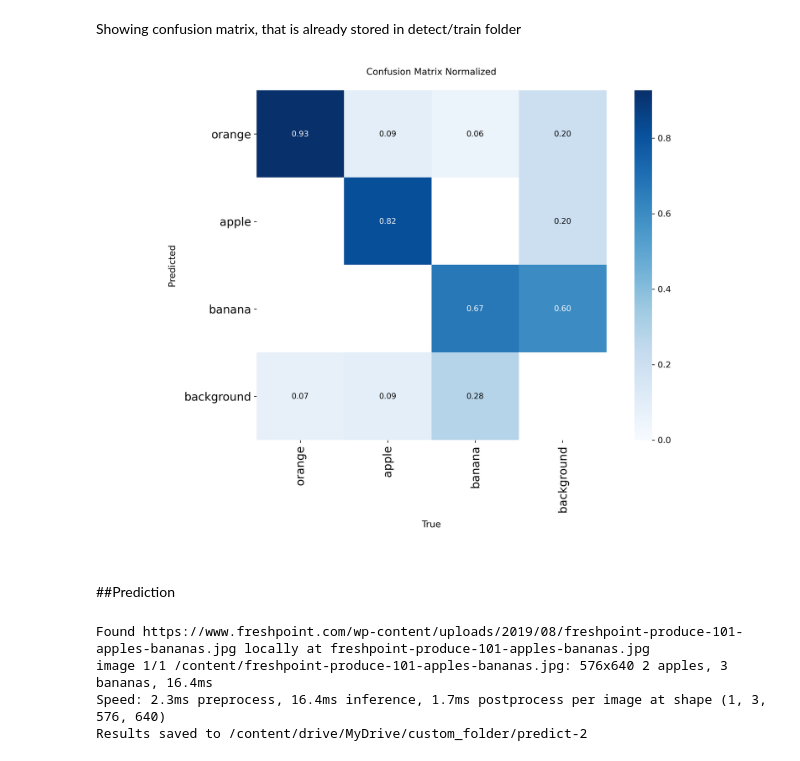
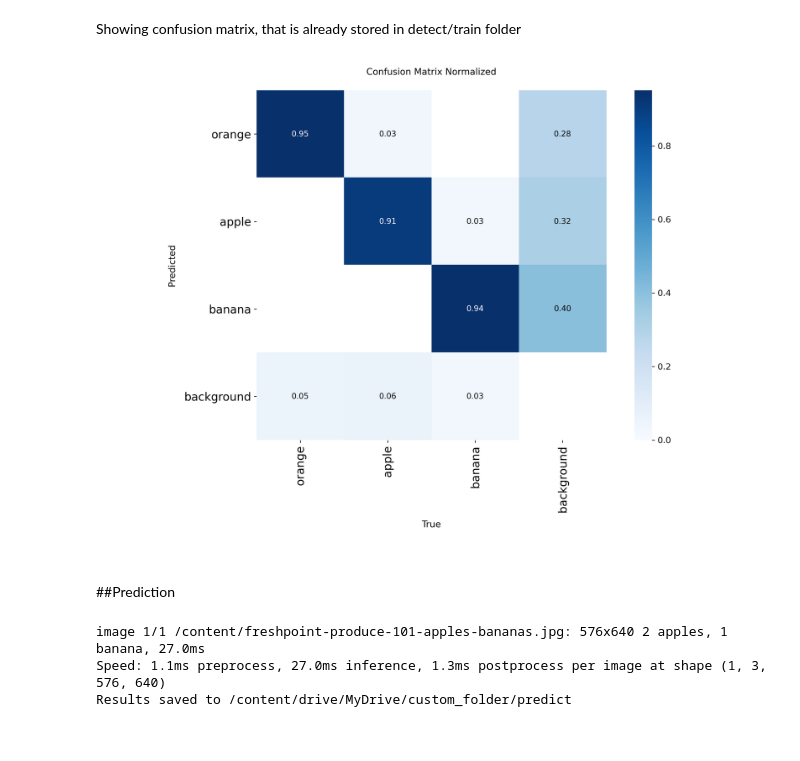
Before and after one commit to dalena3/Computer-Vision-Project, a Jupyter notebook: ComputerVisionProject.ipynb, the cells around one changed output. Drawn from its saved outputs; the diff is of its cells as text; code cells hidden in the pictures.

```diff
--- a/ComputerVisionProject.ipynb
+++ b/ComputerVisionProject.ipynb
@@ -672,22 +678,21 @@ Showing confusion matrix, that is already stored in detect/train folder
 # %%
 %matplotlib inline
 from PIL import Image
 
-Image.open('/content/drive/MyDrive/custom_folder/train/confusion_matrix_normalized.png')
+Image.open('/content/drive/MyDrive/runs/detect/train-2/confusion_matrix_normalized.png')
 # %% [output]
-[figure, old version]
+[figure, new version]
 # %% [markdown]
 ##Prediction
 # %%
-model = YOLO("/content/drive/MyDrive/custom_folder/my_experiment/weights/best.pt")  # load a custom model
+model = YOLO("/content/drive/MyDrive/runs/detect/train-2/weights/best.pt")  # load a custom model
 
 # Predict with the model with any image from internet?
 results = model('https://www.freshpoint.com/wp-content/uploads/2019/08/freshpoint-produce-101-apples-bananas.jpg', save=True, project="/content/drive/MyDrive/custom_folder")
 # %% [output]
-Found https://www.freshpoint.com/wp-content/uploads/2019/08/freshpoint-produce-101-apples-bananas.jpg locally at freshpoint-produce-101-apples-bananas.jpg
-image 1/1 /content/freshpoint-produce-101-apples-bananas.jpg: 576x640 2 apples, 3 bananas, 16.4ms
-Speed: 2.3ms preprocess, 16.4ms inference, 1.7ms postprocess per image at shape (1, 3, 576, 640)
-Results saved to /content/drive/MyDrive/custom_folder/predict-2
+image 1/1 /content/freshpoint-produce-101-apples-bananas.jpg: 576x640 2 apples, 1 banana, 27.0ms
+Speed: 1.1ms preprocess, 27.0ms inference, 1.3ms postprocess per image at shape (1, 3, 576, 640)
+Results saved to /content/drive/MyDrive/custom_folder/predict
 # %%
 # SHOW THE IMAGE STORED
 %matplotlib inline
```
Also changed, not shown: parts of 7 cells of this notebook.
